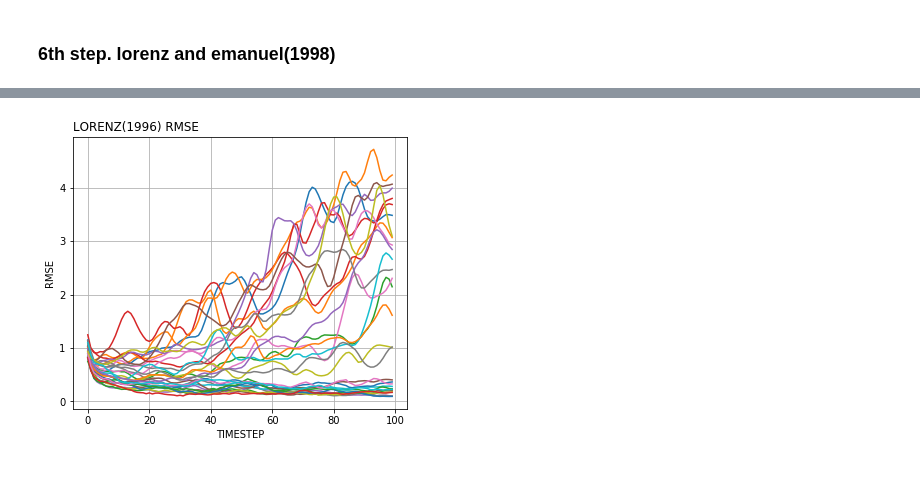
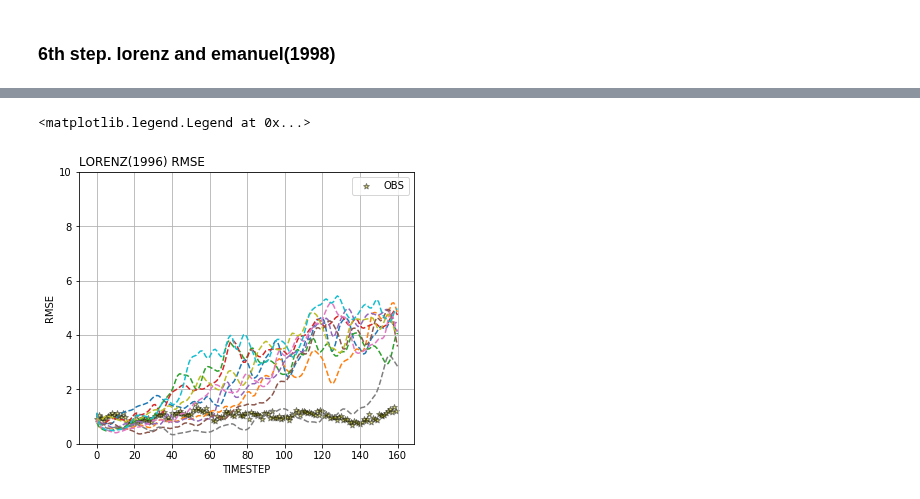
Before and after one commit to Toyo-Daichi/DA_basic, a Jupyter notebook: exp_view.ipynb, the cells around one changed output, grey strips where cells are left out. Cells and saved outputs as stored; diff of their text form; code cells hidden in the pictures.

Commit message:
add: check lorenz and emanuel at jupyter notebook

```diff
--- a/exp_view.ipynb
+++ b/exp_view.ipynb
@@ -545,7 +570,30 @@ for ifile in anl_pathlist:
+# %%
+indir = '/Users/toyo/Terminal/DA_basic/output/lorenz96_and_emanuel_exp/'
+true_path = indir + 'normal_true_score_40ndim.csv'
+obs_path = indir + 'normal_obs_score_40ndim.csv'
+anl_pathlist =[]
+anl_pathlist = sorted(glob.glob(indir + 'normal_EnKF10m_anl_score_40ndim_loc_10_alpha_0.??d0.csv'))
+#anl_pathlist.extend(sorted(glob.glob(indir + 'normal_EnKF10m_anl_score_40ndim_loc_??_alpha_0.??d0.csv')))
+# %%
+true_data = csv2list(true_path).reshape(161,40)
+obs_data = csv2list(obs_path).reshape(160, 40)
+# %%
+data = []
+for ifile in anl_pathlist:
+    anl_score = csv2list(ifile).reshape(161,  40)
+    data.append(anl_score)
 # %%
-rmse_anl_list = [[]* i for i in range(100)]
+rmse_anl_list = [[]* i for i in range(10)]
+rmse_obs_list = []
 
-for _file in range(len(data)):
-    for _it in range(401):
+for _file in range(10):
+    for _it in range(161):
         _rmse = rmse(true_data[_it], data[_file][_it])
         rmse_anl_list[_file].append(_rmse)
+
+for _it in range(160):
+    obs_true_score = []
+    for _obs in range(40):
+        obs_true_score.append(true_data[_it][_obs])
+    rmse_obs = rmse(obs_true_score, obs_data[_it])
+    rmse_obs_list.append(rmse_obs)
@@ -581,18 +600,19 @@ for i in rmse_list:
 # %%
 fig, ax = plt.subplots(figsize=(6, 5))
-
 # set parm
-time_list = np.arange(6401)
-time_length = 100
-
+time_list, obs_time_list = np.arange(161), np.arange(160)
+time_length = 161
 rmse_draw = ax
-#for _file in range(len(data)):
-for _file in range(30):
-    rmse_draw.plot(time_list[0:time_length], rmse_anl_list[_file][0:time_length])
-
+#for _ in range(100):
+for _ in range(10):
+    rmse_draw.plot(time_list, rmse_anl_list[_], ls="--")
+rmse_draw.scatter(obs_time_list[0:time_length], rmse_obs_list[0:time_length], marker='*', color='y', s=35, alpha=0.5, edgecolor='k', label='OBS')
 rmse_draw.set_xlabel('TIMESTEP')
 rmse_draw.set_ylabel('RMSE')
 rmse_draw.set_title('LORENZ(1996) RMSE', loc='left')
+rmse_draw.set_ylim(0,10.0)
 rmse_draw.grid()
+rmse_draw.legend(loc='upper right')
 # %% [output]
+<matplotlib.legend.Legend at 0x...>
-[figure, old version]
+[figure, new version]
```
Also changed, not shown: parts of 10 cells of this notebook, 1 other file.
